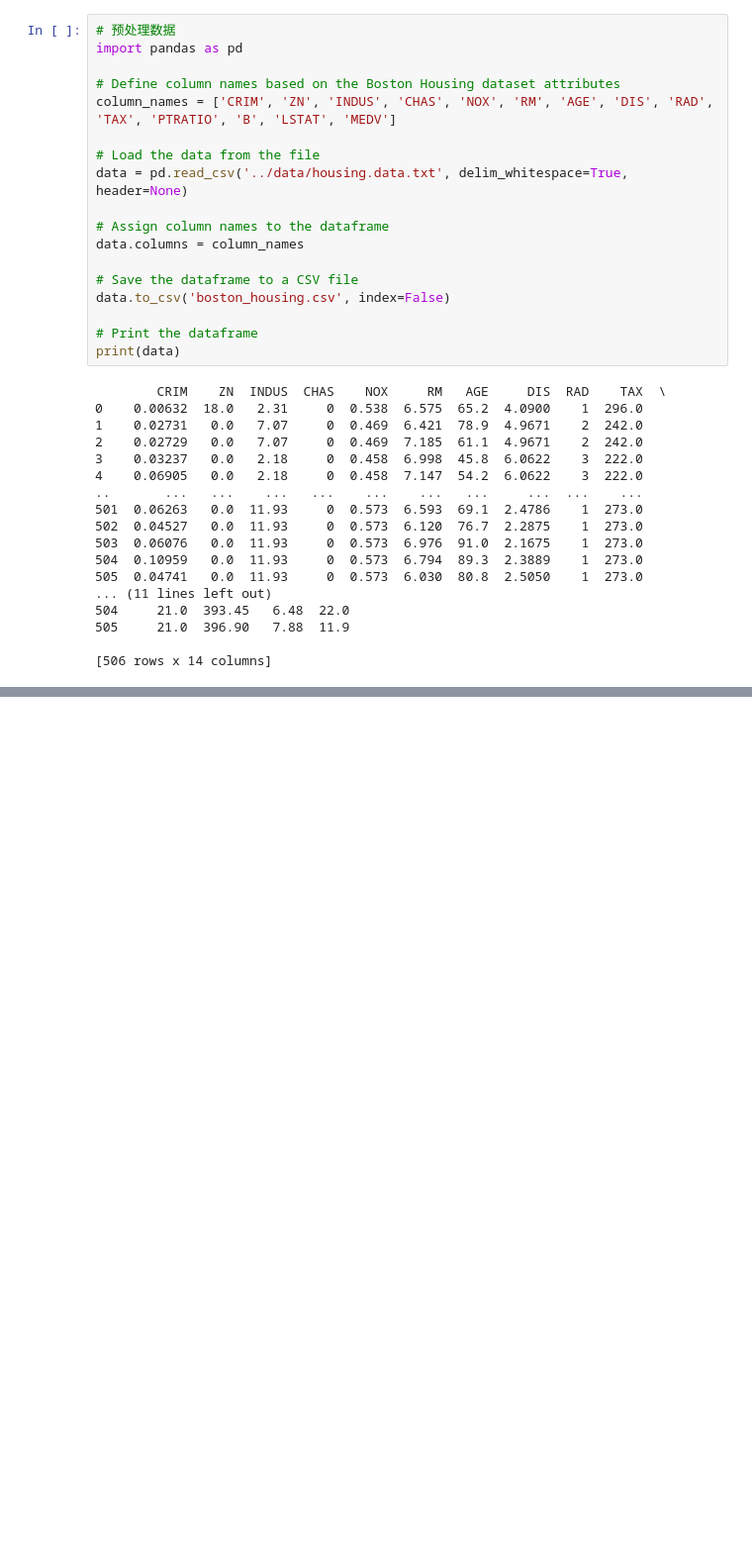
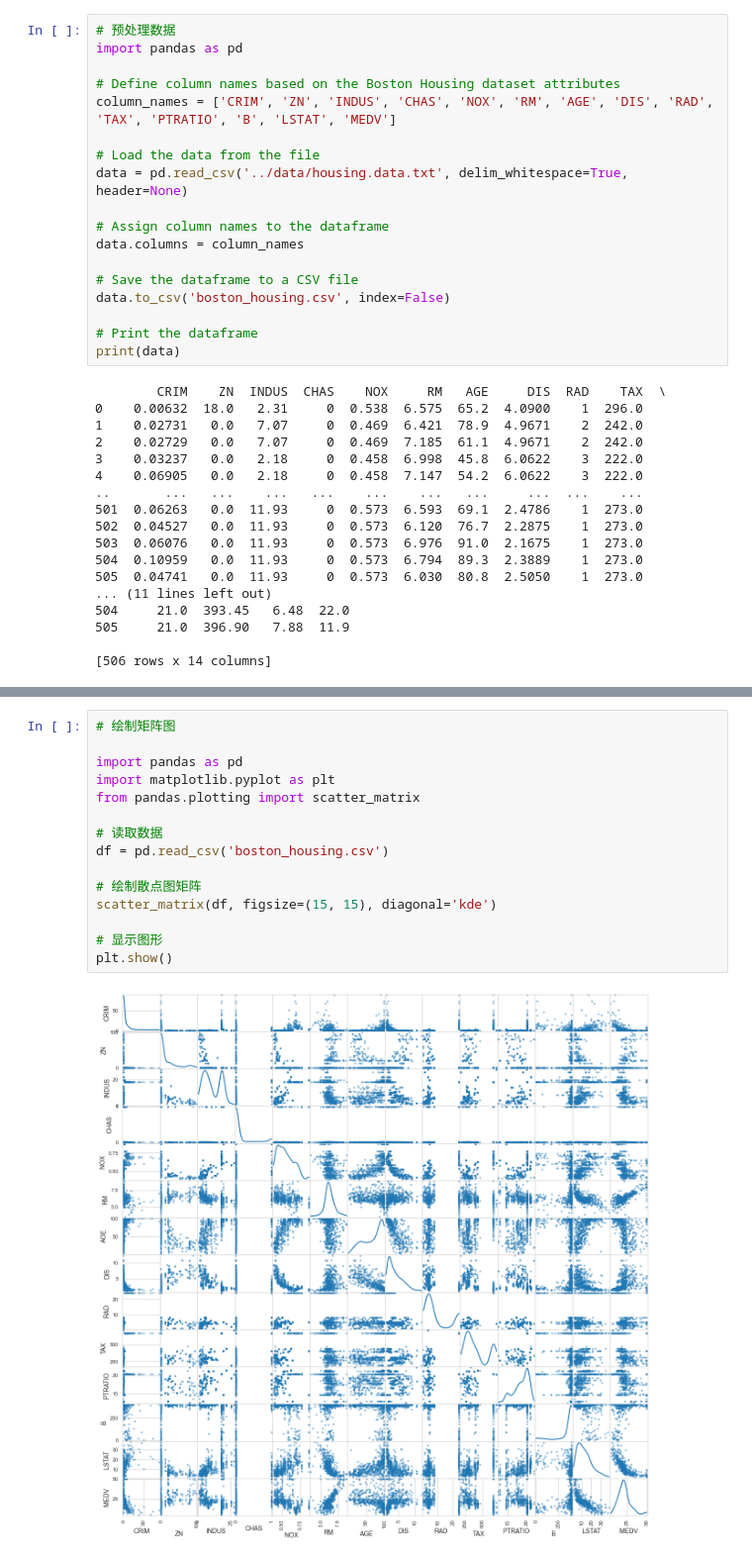
Before and after one commit to sdslrn/DataMining, a Jupyter notebook: homework1/tjl/script.ipynb, the cells around one changed output, grey strips where cells are left out. Shown at 99% size. Drawn from its saved outputs; the diff is of its cells as text; blank space fills up the shorter version.

```diff
--- a/homework1/tjl/script.ipynb
+++ b/homework1/tjl/script.ipynb
@@ -52,0 +69,17 @@ plt.show()
+# %%
+# 绘制矩阵图
+
+import pandas as pd
+import matplotlib.pyplot as plt
+from pandas.plotting import scatter_matrix
+
+# 读取数据
+df = pd.read_csv('boston_housing.csv')
+
+# 绘制散点图矩阵
+scatter_matrix(df, figsize=(15, 15), diagonal='kde')
+
+# 显示图形
+plt.show()
+# %% [output]
+[figure, added]
```
Also changed, not shown: parts of 6 cells of this notebook.
